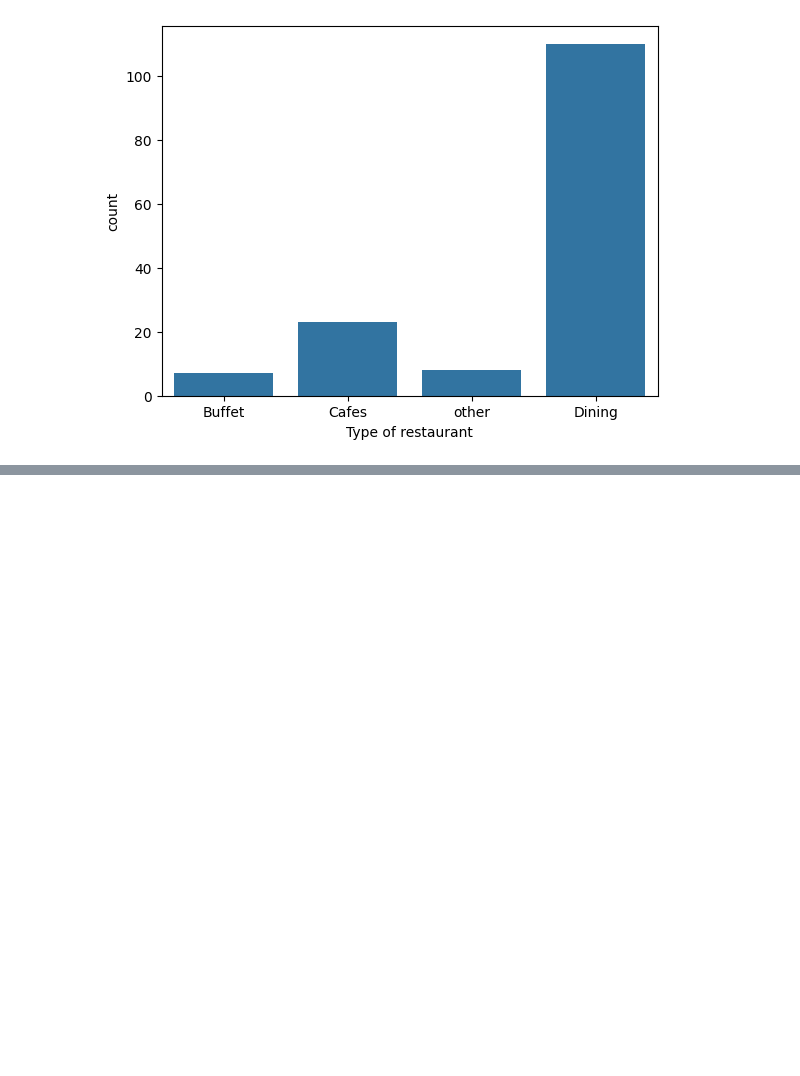
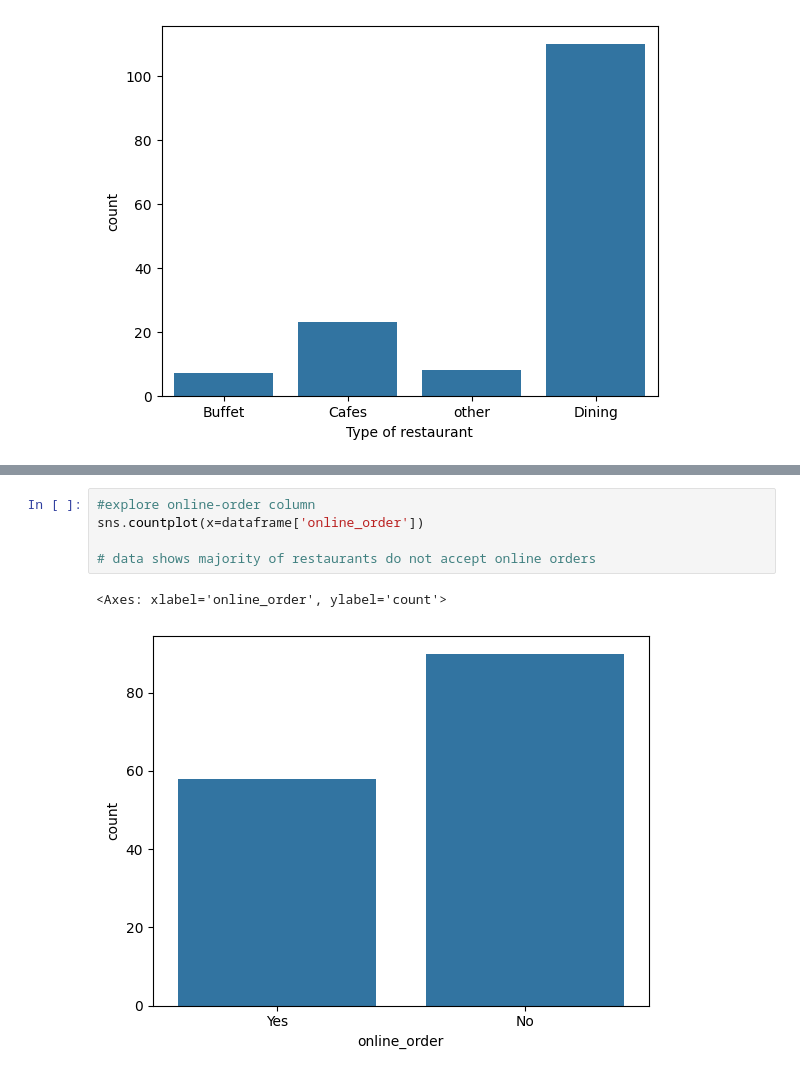
Before and after one commit to harizzzzz/Zomato-Data-Analysis, a Jupyter notebook: zomato-analysis.ipynb, the cells around one changed output, grey strips where cells are left out. Drawn from its saved outputs; the diff is of its cells as text; blank space fills up the shorter version.

```diff
--- a/zomato-analysis.ipynb
+++ b/zomato-analysis.ipynb
@@ -90,0 +113,8 @@ grouped_data=dataframe.groupby
+# %%
+#explore online-order column
+sns.countplot(x=dataframe['online_order'])
+
+# data shows majority of restaurants do not accept online orders
+# %% [output]
+<Axes: xlabel='online_order', ylabel='count'>
+[figure, added]
```
Also changed, not shown: parts of 5 cells of this notebook.
